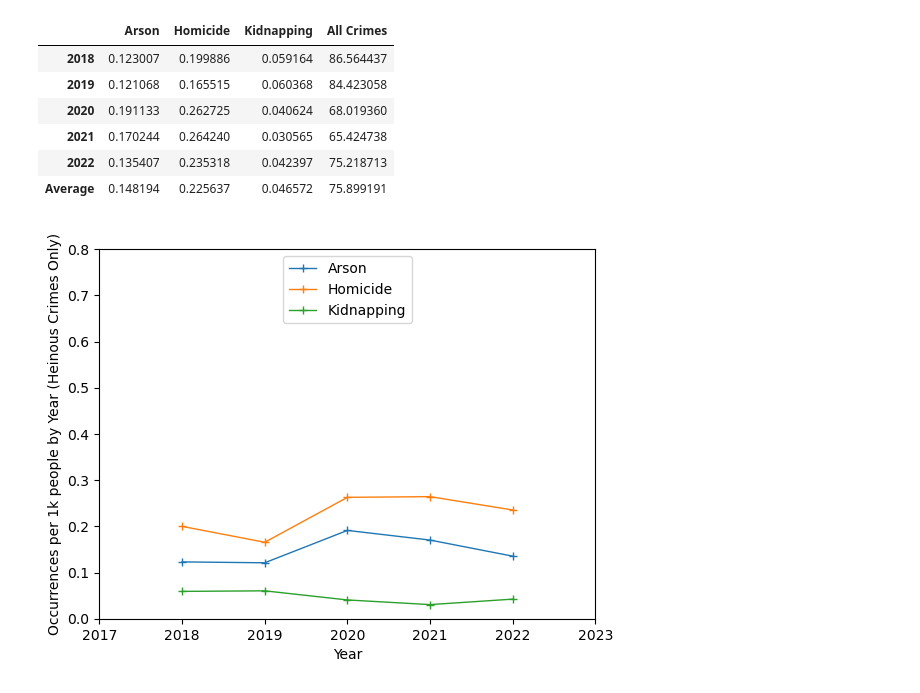
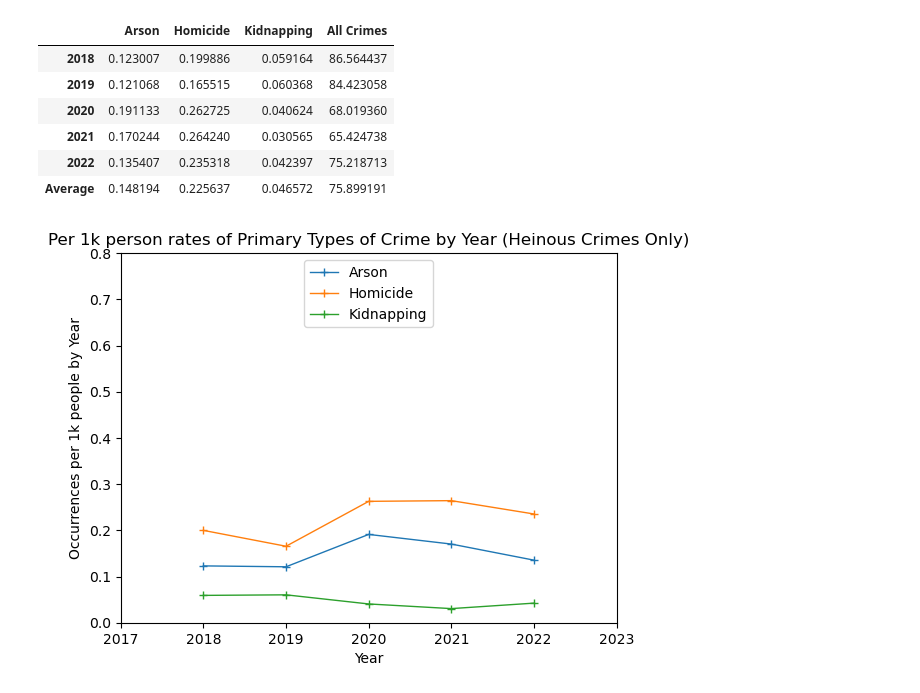
Before and after one commit to jmpealy/project1, a Jupyter notebook: heinous_crimes.ipynb, the cells around one changed output. Cells and saved outputs as stored; diff of their text form; code cells hidden in the pictures.

```diff
--- a/heinous_crimes.ipynb
+++ b/heinous_crimes.ipynb
@@ -724,14 +732,15 @@ heinous_per_1k_table
 # %%
 #add a time series for heinous crimes committed per 1k people by year
 plt.plot(years,arson_per_1k_years,marker="+",linewidth=1,label="Arson")
 plt.plot(years,homicide_per_1k_years,marker="+",linewidth=1,label="Homicide")
 plt.plot(years,kidnap_per_1k_years,marker="+",linewidth=1,label="Kidnapping")
 plt.xlim(2017,2023)
 plt.ylim(0,0.8)
+plt.title("Per 1k person rates of Primary Types of Crime by Year (Heinous Crimes Only)")
 plt.xlabel("Year")
-plt.ylabel("Occurrences per 1k people by Year (Heinous Crimes Only)")
+plt.ylabel("Occurrences per 1k people by Year")
 plt.legend(fontsize = 10,loc='upper center')
 plt.savefig("Images/per_1k_heinous.png")
 plt.show()
 # %% [output]
-[figure, old version]
+[figure, new version]
```
Also changed, not shown: parts of 10 cells of this notebook, 8 other files.
